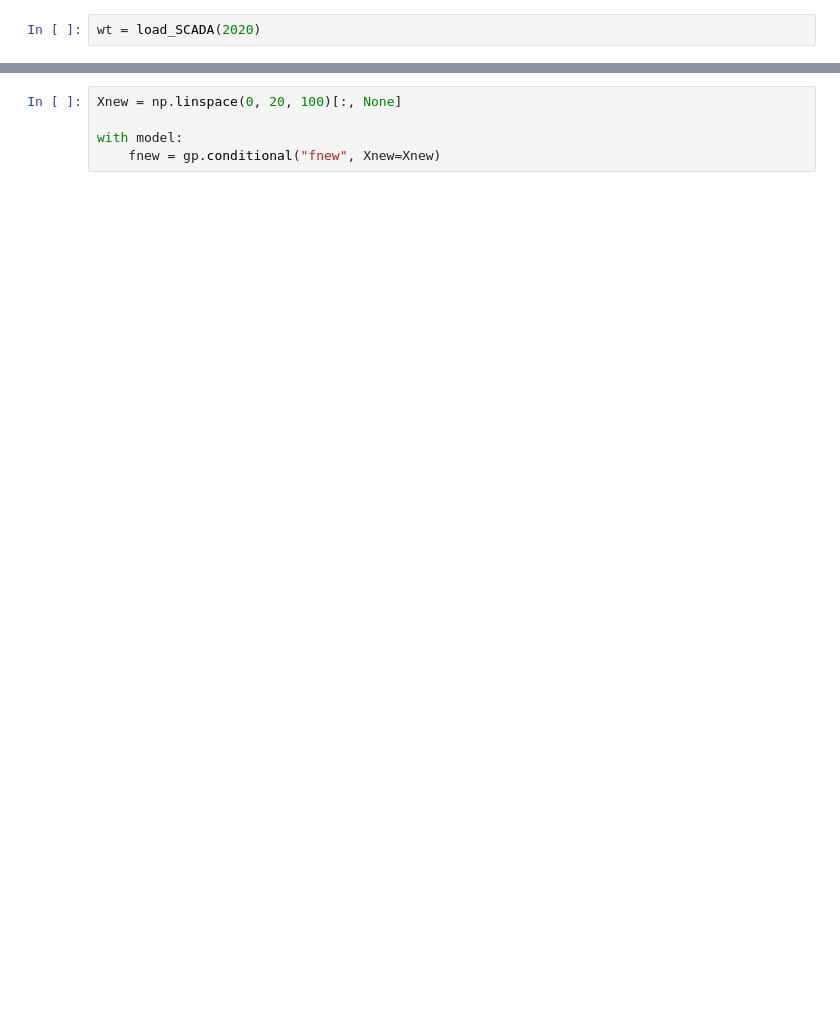
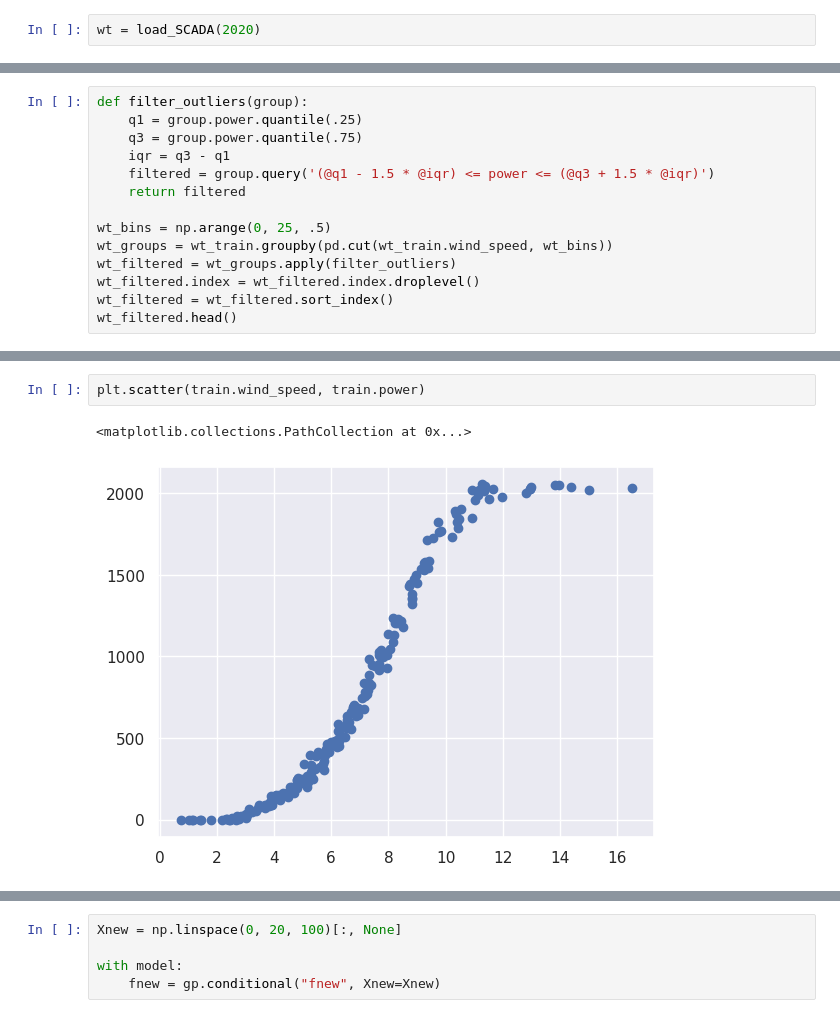
Before and after one commit to camirmas/REStats, a Jupyter notebook: REStats/notebooks/power_curve.ipynb, the cells around one changed output, grey strips where cells are left out. Saved outputs shown, nothing was run; the diff lists cells and outputs as text; blank space fills up the shorter version.

```diff
--- a/REStats/notebooks/power_curve.ipynb
+++ b/REStats/notebooks/power_curve.ipynb
@@ -65,0 +35,14 @@ axes[1].scatter(wt_filtered.wind_speed, wt_filtered.power, s=1, alpha=0.4)
+# %%
+def filter_outliers(group):
+    q1 = group.power.quantile(.25)
+    q3 = group.power.quantile(.75)
+    iqr = q3 - q1
+    filtered = group.query('(@q1 - 1.5 * @iqr) <= power <= (@q3 + 1.5 * @iqr)')
+    return filtered
+
+wt_bins = np.arange(0, 25, .5)
+wt_groups = wt_train.groupby(pd.cut(wt_train.wind_speed, wt_bins))
+wt_filtered = wt_groups.apply(filter_outliers)
+wt_filtered.index = wt_filtered.index.droplevel()
+wt_filtered = wt_filtered.sort_index()
+wt_filtered.head()
@@ -75,0 +105,5 @@ wt.head()
+# %%
+plt.scatter(train.wind_speed, train.power)
+# %% [output]
+<matplotlib.collections.PathCollection at 0x...>
+[figure, added]
```
Also changed, not shown: parts of 19 cells of this notebook.
